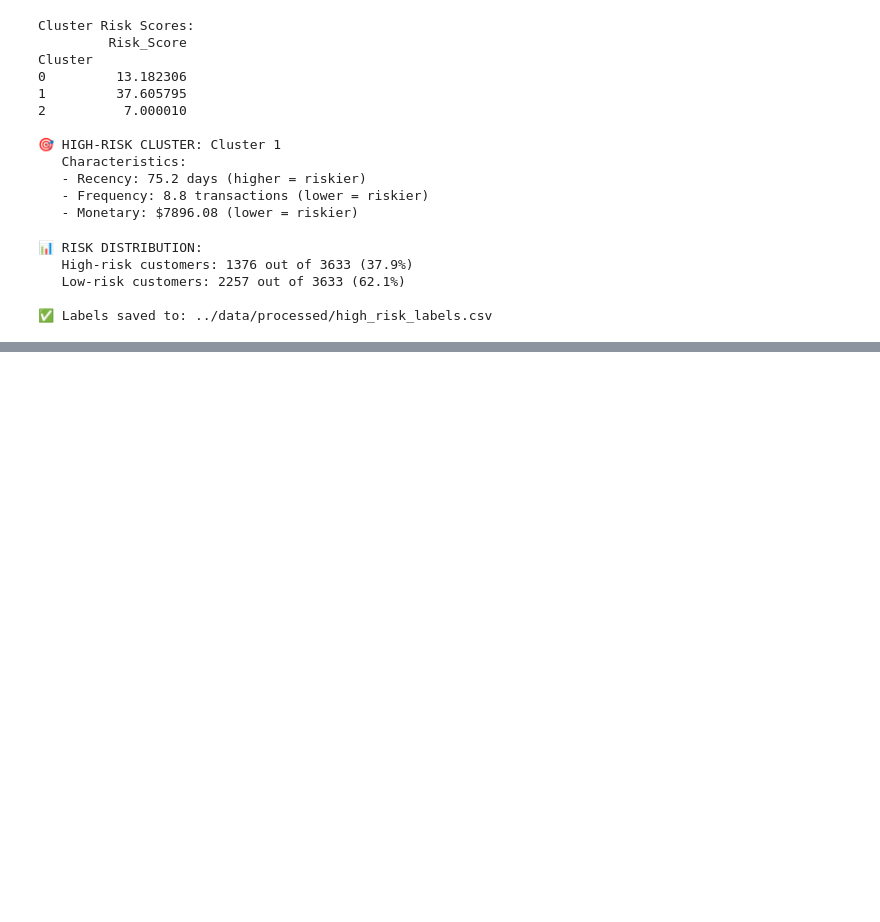
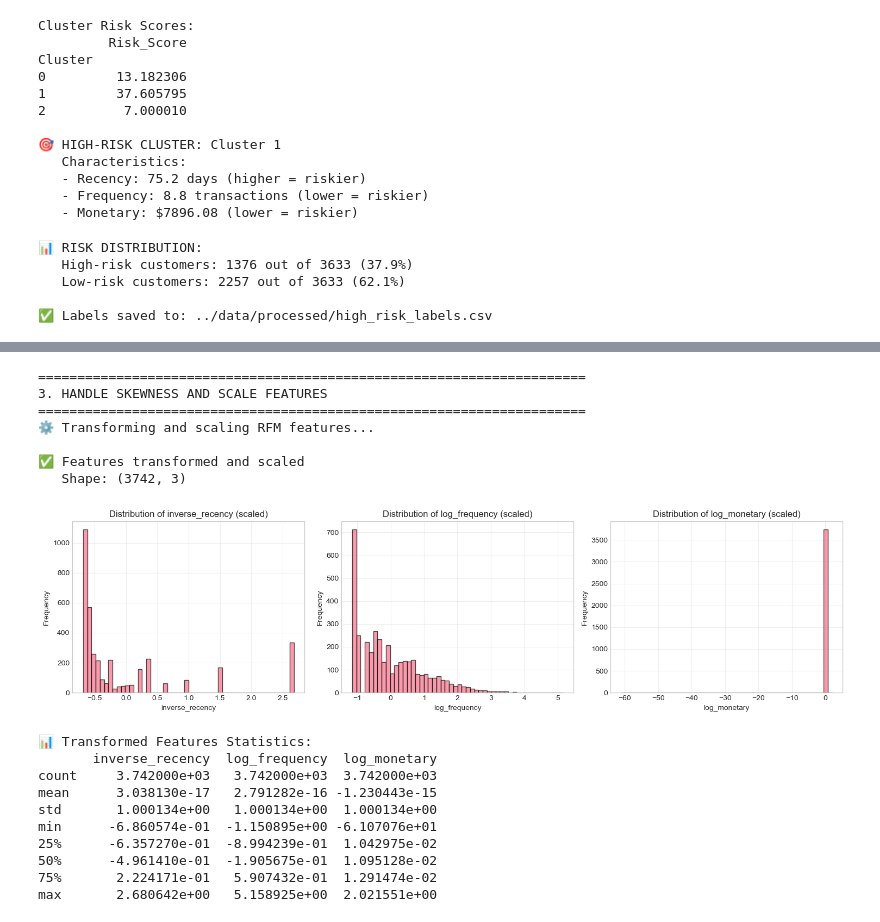
Before and after one commit to beza1619/credit-risk-model, a Jupyter notebook: notebooks/task4_rfm_clustering.ipynb, the cells around one changed output, grey strips where cells are left out. Saved outputs shown, nothing was run; the diff lists cells and outputs as text; code cells hidden in the pictures; blank space fills up the shorter version.

```diff
--- a/notebooks/task4_rfm_clustering.ipynb
+++ b/notebooks/task4_rfm_clustering.ipynb
@@ -163,0 +365,73 @@ print("\n✅ Labels saved to: ../data/processed/high_risk_labels.csv")
+# %%
+# ============================================================================
+# 3. HANDLE SKEWNESS AND SCALE FEATURES
+# ============================================================================
+
+print("\n" + "="*70)
+print("3. HANDLE SKEWNESS AND SCALE FEATURES")
+print("="*70)
+
+print("⚙️ Transforming and scaling RFM features...")
+
+# Create a copy for transformation
+rfm_transformed = rfm_features.copy()
+
+# Apply log transformation to handle skewness (add 1 to avoid log(0))
+for col in ['frequency', 'monetary']:
+    # Shift to positive values first
+    min_val = rfm_transformed[col].min()
+    if min_val < 0:
+        shift = abs(min_val) + 1
+    else:
+        shift = 1
+
+    rfm_transformed[f'log_{col}'] = np.log1p(rfm_transformed[col] + shift)
+
+# For recency, we'll keep as is or inverse it (lower recency = better)
+rfm_transformed['inverse_recency'] = 1 / (rfm_transformed['recency'] + 1)
+
+# Select transformed features for clustering
+clustering_features = rfm_transformed[['inverse_recency', 'log_frequency', 'log_monetary']].copy()
+
+# Scale the features
+scaler = StandardScaler()
+scaled_features = scaler.fit_transform(clustering_features)
+scaled_df = pd.DataFrame(scaled_features, columns=clustering_features.columns)
+
+print(f"\n✅ Features transformed and scaled")
+print(f"   Shape: {scaled_df.shape}")
+
+# Plot transformed distributions
+fig, axes = plt.subplots(1, 3, figsize=(15, 4))
+
+for i, (col, ax) in enumerate(zip(scaled_df.columns, axes)):
+    scaled_df[col].hist(ax=ax, bins=50, edgecolor='black', alpha=0.7)
+    ax.set_title(f'Distribution of {col} (scaled)')
+    ax.set_xlabel(col)
+    ax.set_ylabel('Frequency')
+    ax.grid(True, alpha=0.3)
+
+plt.tight_layout()
+plt.show()
+
+print("\n📊 Transformed Features Statistics:")
+print(scaled_df.describe())
+# %% [output]
+======================================================================
+3. HANDLE SKEWNESS AND SCALE FEATURES
+======================================================================
+⚙️ Transforming and scaling RFM features...
+
+✅ Features transformed and scaled
+   Shape: (3742, 3)
+[figure, added]
+📊 Transformed Features Statistics:
+       inverse_recency  log_frequency  log_monetary
+count     3.742000e+03   3.742000e+03  3.742000e+03
+mean      3.038130e-17   2.791282e-16 -1.230443e-15
+std       1.000134e+00   1.000134e+00  1.000134e+00
+min      -6.860574e-01  -1.150895e+00 -6.107076e+01
+25%      -6.357270e-01  -8.994239e-01  1.042975e-02
+50%      -4.961410e-01  -1.905675e-01  1.095128e-02
+75%       2.224171e-01   5.907432e-01  1.291474e-02
+max       2.680642e+00   5.158925e+00  2.021551e+00
```
Also changed, not shown: parts of 41 cells of this notebook, 22 other files.
